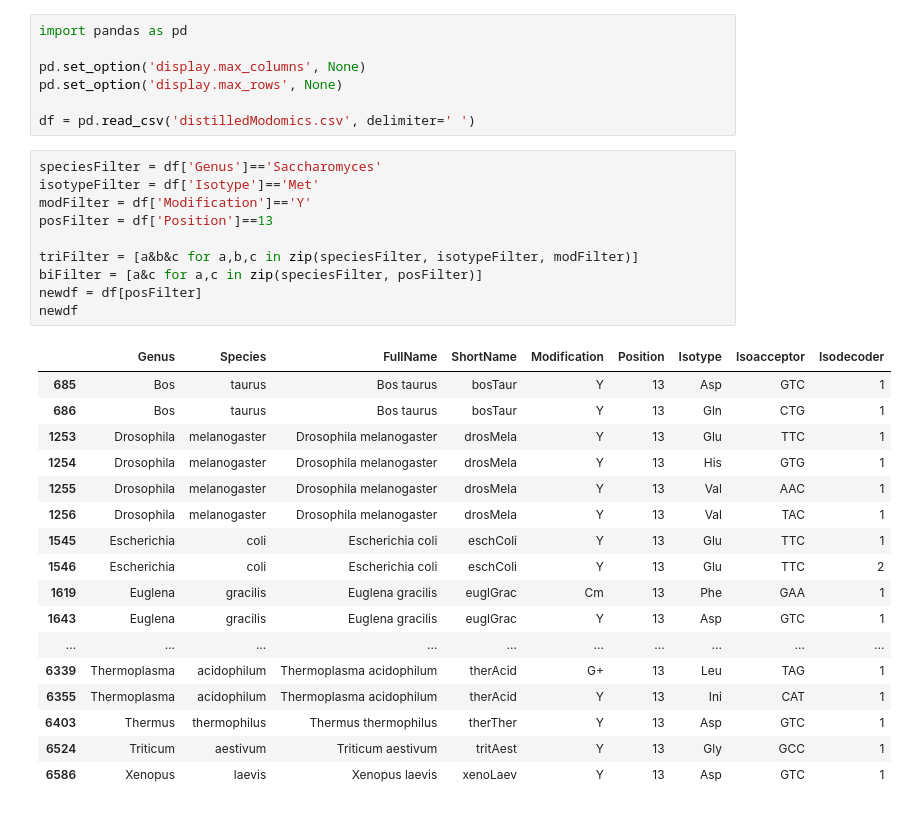
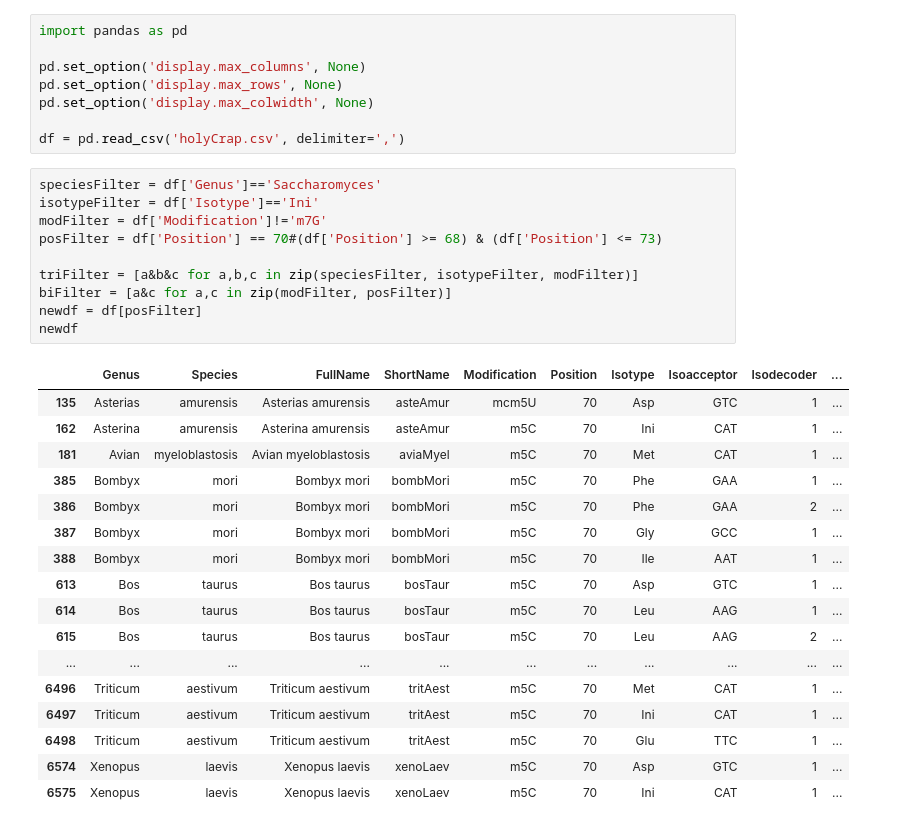
Before and after one commit to ModSquad2020/SD_Matt, a Jupyter notebook: mattstuff/DataType/Visualizing CSV.ipynb, the cells around one changed output. Drawn from its saved outputs; the diff is of its cells as text.

```diff
--- a/mattstuff/DataType/Visualizing CSV.ipynb
+++ b/mattstuff/DataType/Visualizing CSV.ipynb
@@ -3,33 +3,34 @@ import pandas as pd
 
 pd.set_option('display.max_columns', None)
 pd.set_option('display.max_rows', None)
+pd.set_option('display.max_colwidth', None)
 
-df = pd.read_csv('distilledModomics.csv', delimiter=' ')
+df = pd.read_csv('holyCrap.csv', delimiter=',')
 # %%
 speciesFilter = df['Genus']=='Saccharomyces'
-isotypeFilter = df['Isotype']=='Met'
-modFilter = df['Modification']=='Y'
-posFilter = df['Position']==13
+isotypeFilter = df['Isotype']=='Ini'
+modFilter = df['Modification']!='m7G'
+posFilter = df['Position'] == 70#(df['Position'] >= 68) & (df['Position'] <= 73)
 
 triFilter = [a&b&c for a,b,c in zip(speciesFilter, isotypeFilter, modFilter)]
-biFilter = [a&c for a,c in zip(speciesFilter, posFilter)]
+biFilter = [a&c for a,c in zip(modFilter, posFilter)]
 newdf = df[posFilter]
 newdf
 # %% [output]
-|  | Genus | Species | FullName | ShortName | Modification | Position | Isotype | Isoacceptor | Isodecoder |
-| 685 | Bos | taurus | Bos taurus | bosTaur | Y | 13 | Asp | GTC | 1 |
-| 686 | Bos | taurus | Bos taurus | bosTaur | Y | 13 | Gln | CTG | 1 |
-| 1253 | Drosophila | melanogaster | Drosophila melanogaster | drosMela | Y | 13 | Glu | TTC | 1 |
-| 1254 | Drosophila | melanogaster | Drosophila melanogaster | drosMela | Y | 13 | His | GTG | 1 |
-| 1255 | Drosophila | melanogaster | Drosophila melanogaster | drosMela | Y | 13 | Val | AAC | 1 |
-| 1256 | Drosophila | melanogaster | Drosophila melanogaster | drosMela | Y | 13 | Val | TAC | 1 |
-| 1545 | Escherichia | coli | Escherichia coli | eschColi | Y | 13 | Glu | TTC | 1 |
-| 1546 | Escherichia | coli | Escherichia coli | eschColi | Y | 13 | Glu | TTC | 2 |
-| 1619 | Euglena | gracilis | Euglena gracilis | euglGrac | Cm | 13 | Phe | GAA | 1 |
-| 1643 | Euglena | gracilis | Euglena gracilis | euglGrac | Y | 13 | Asp | GTC | 1 |
-| ... | ... | ... | ... | ... | ... | ... | ... | ... | ... |
-| 6339 | Thermoplasma | acidophilum | Thermoplasma acidophilum | therAcid | G+ | 13 | Leu | TAG | 1 |
-| 6355 | Thermoplasma | acidophilum | Thermoplasma acidophilum | therAcid | Y | 13 | Ini | CAT | 1 |
-| 6403 | Thermus | thermophilus | Thermus thermophilus | therTher | Y | 13 | Asp | GTC | 1 |
-| 6524 | Triticum | aestivum | Triticum aestivum | tritAest | Y | 13 | Gly | GCC | 1 |
-| 6586 | Xenopus | laevis | Xenopus laevis | xenoLaev | Y | 13 | Asp | GTC | 1 |
+|  | Genus | Species | FullName | ShortName | Modification | Position | Isotype | Isoacceptor | Isodecoder | ... |
+| 135 | Asterias | amurensis | Asterias amurensis | asteAmur | mcm5U | 70 | Asp | GTC | 1 | ... |
+| 162 | Asterina | amurensis | Asterina amurensis | asteAmur | m5C | 70 | Ini | CAT | 1 | ... |
+| 181 | Avian | myeloblastosis | Avian myeloblastosis | aviaMyel | m5C | 70 | Met | CAT | 1 | ... |
+| 385 | Bombyx | mori | Bombyx mori | bombMori | m5C | 70 | Phe | GAA | 1 | ... |
+| 386 | Bombyx | mori | Bombyx mori | bombMori | m5C | 70 | Phe | GAA | 2 | ... |
+| 387 | Bombyx | mori | Bombyx mori | bombMori | m5C | 70 | Gly | GCC | 1 | ... |
+| 388 | Bombyx | mori | Bombyx mori | bombMori | m5C | 70 | Ile | AAT | 1 | ... |
+| 613 | Bos | taurus | Bos taurus | bosTaur | m5C | 70 | Asp | GTC | 1 | ... |
+| 614 | Bos | taurus | Bos taurus | bosTaur | m5C | 70 | Leu | AAG | 1 | ... |
+| 615 | Bos | taurus | Bos taurus | bosTaur | m5C | 70 | Leu | AAG | 2 | ... |
+| ... | ... | ... | ... | ... | ... | ... | ... | ... | ... | ... |
+| 6496 | Triticum | aestivum | Triticum aestivum | tritAest | m5C | 70 | Met | CAT | 1 | ... |
+| 6497 | Triticum | aestivum | Triticum aestivum | tritAest | m5C | 70 | Ini | CAT | 1 | ... |
+| 6498 | Triticum | aestivum | Triticum aestivum | tritAest | m5C | 70 | Glu | TTC | 1 | ... |
+| 6574 | Xenopus | laevis | Xenopus laevis | xenoLaev | m5C | 70 | Asp | GTC | 1 | ... |
+| 6575 | Xenopus | laevis | Xenopus laevis | xenoLaev | m5C | 70 | Ini | CAT | 1 | ... |
```
Also changed, not shown: parts of 4 cells of this notebook, 4 other files.
